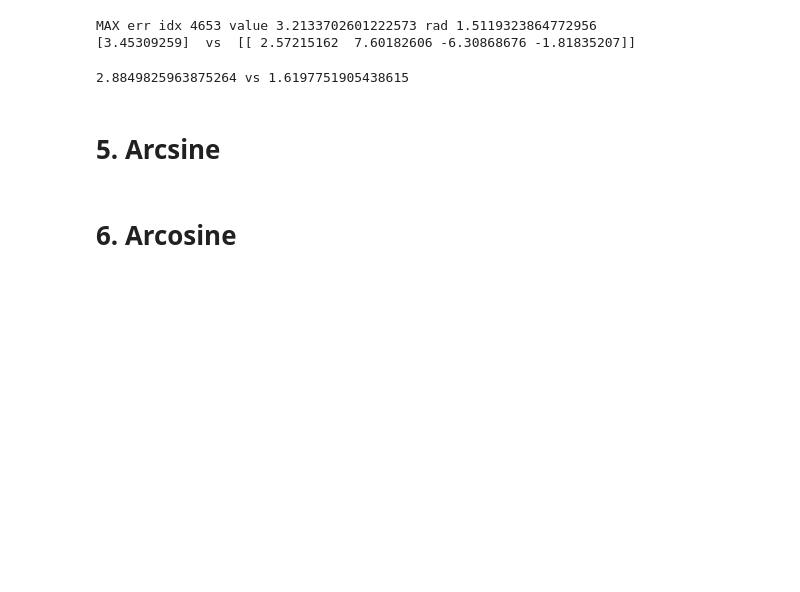
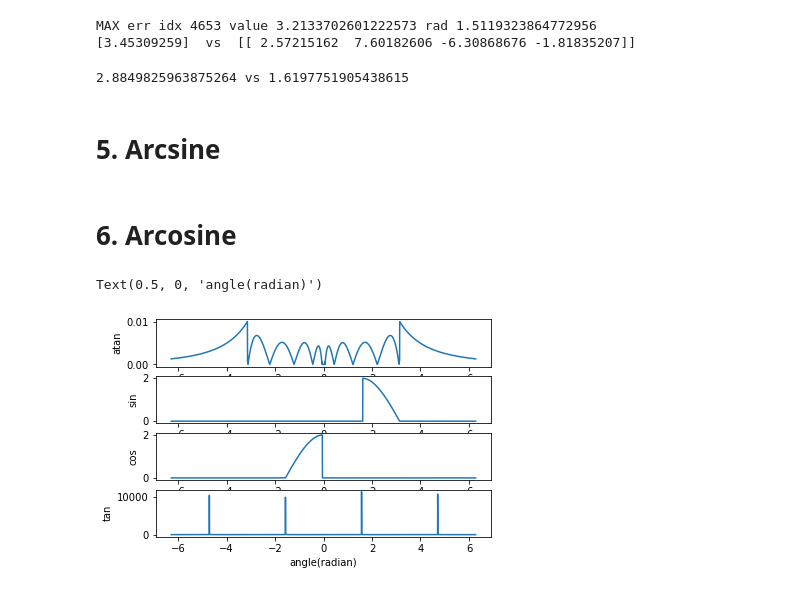
Before and after one commit to choice17/fast_trigonometry, a Jupyter notebook: trigonometry.ipynb, the cells around one changed output. Cells and saved outputs as stored; diff of their text form; code cells hidden in the pictures; blank space fills up the shorter version.

```diff
--- a/trigonometry.ipynb
+++ b/trigonometry.ipynb
@@ -303,0 +307,4 @@ print(fast_tan(x), "vs", np.tan(x))
+# %%
+dat  = open("diff.bin", "rb").read()
+dat = np.fromstring(dat, np.float32)
+dat = dat.reshape(-1,4).T
@@ -303,0 +313,14 @@ print(fast_tan(x), "vs", np.tan(x))
+# %%
+xaxis = np.arange(4000) * 3.14 / 1000 - 3.14 * 2
+# %%
+fig = plt.figure()
+ax = [0,0,0,0]
+name = ["atan", "sin", "cos", "tan"]
+for i in range(4):
+    ax[i]= fig.add_subplot(4,1,i+1)
+    ax[i].plot(xaxis, dat[i])
+    ax[i].set_ylabel(name[i])
+ax[3].set_xlabel('angle(radian)')
+# %% [output]
+Text(0.5, 0, 'angle(radian)')
+[figure, added]
```
Also changed, not shown: parts of 2 cells of this notebook, 1 other file.
